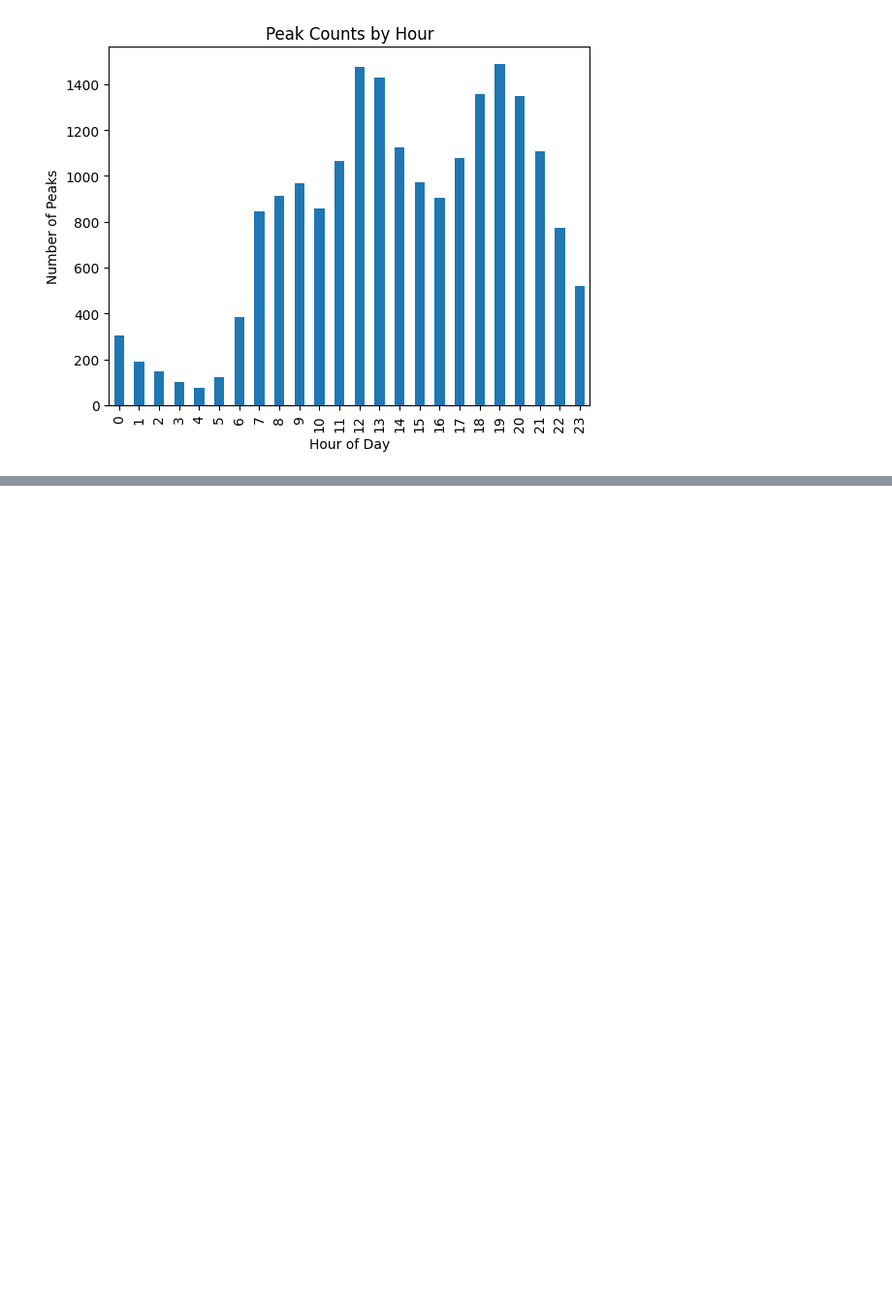
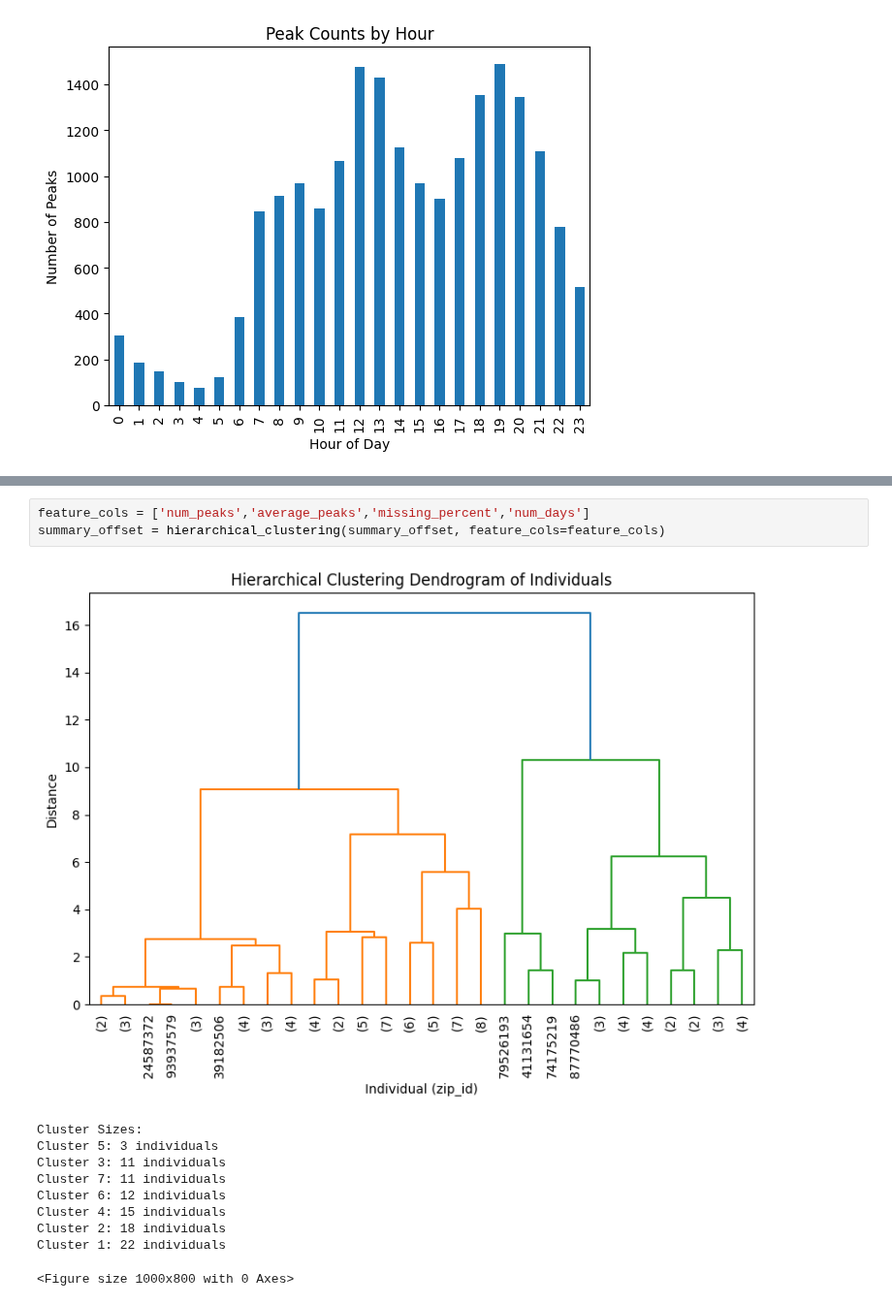
Before and after one commit to rdbrist/masters_project, a Jupyter notebook: notebooks/1.01-rd-implementing-cob-analysis.ipynb, the cells around one changed output, grey strips where cells are left out. Shown at 97% size. Cells and saved outputs as stored; diff of their text form; blank space fills up the shorter version.

```diff
--- a/notebooks/1.01-rd-implementing-cob-analysis.ipynb
+++ b/notebooks/1.01-rd-implementing-cob-analysis.ipynb
@@ -325,0 +329,14 @@ plot_cob_by_hour(df_processed_offset)
+# %%
+feature_cols = ['num_peaks','average_peaks','missing_percent','num_days']
+summary_offset = hierarchical_clustering(summary_offset, feature_cols=feature_cols)
+# %% [output]
+[figure, added]
+Cluster Sizes:
+Cluster 5: 3 individuals
+Cluster 3: 11 individuals
+Cluster 7: 11 individuals
+Cluster 6: 12 individuals
+Cluster 4: 15 individuals
+Cluster 2: 18 individuals
+Cluster 1: 22 individuals
+<Figure size 1000x800 with 0 Axes>
```
Also changed, not shown: parts of 12 cells of this notebook, 2 other files.
